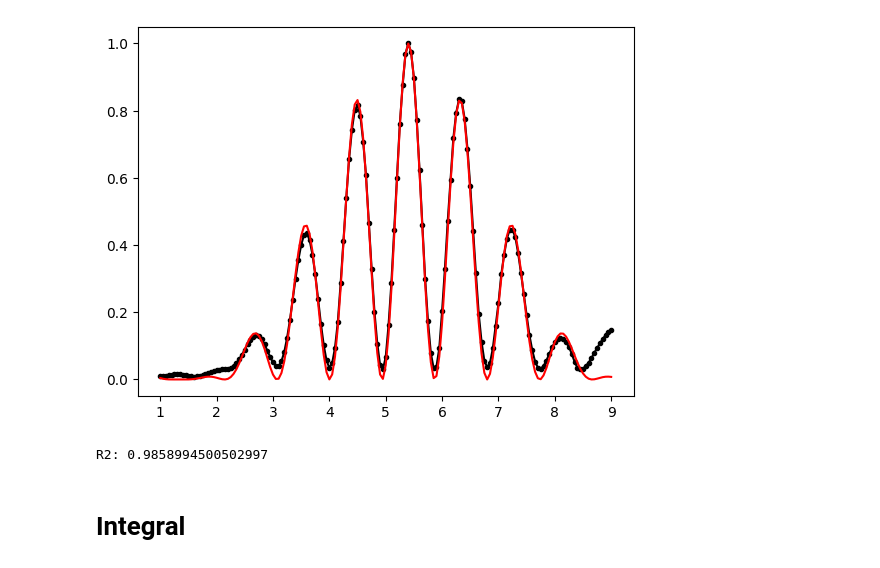
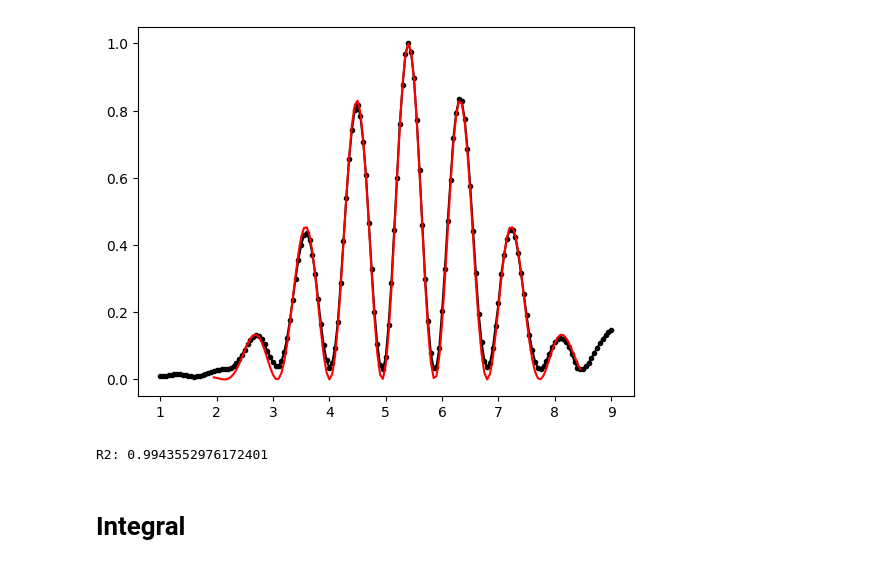
Before and after one commit to IntermidiatePhysicsExperiment/Single-Photon-Interference, a Jupyter notebook: integral_fitting.ipynb, the cells around one changed output. Cells and saved outputs as stored; diff of their text form; code cells hidden in the pictures.

```diff
--- a/integral_fitting.ipynb
+++ b/integral_fitting.ipynb
@@ -40,3 +40,7 @@ GAP_DOUBLE_SLIT = {
   15: 406e-6,
   15: 457e-6,
 }
+
+pos, volt = get_data(14)
+pos_arg = (1.95 <= pos) & (pos <= 8.45)
+pos_range = (1.95e-3, 8.449999e-3, 131)
@@ -48,7 +68,7 @@ h = th.tensor(GAP_DOUBLE_SLIT[14], dtype=th.float64, device=device, requires_gra
 b = th.tensor(85e-6, dtype=th.float64, device=device, requires_grad=True)
 L = th.tensor(0.489, dtype=th.float64, device=device, requires_grad=True)
 transform = th.tensor(5e-3, dtype=th.float64, device=device, requires_grad=True)
-x = th.linspace(1e-3, 8.9999e-3, 161)
+x = th.linspace(*pos_range)
 theta = ((x-transform) / L)
 beta = 1/2 * k * b * th.sin(theta)
 gamma = 1/2 * k * h * th.sin(theta)
@@ -57,7 +77,7 @@ I = I0 * th.square(th.sin(beta) / beta) * th.square(th.cos(gamma))
 # %%
 optimizer = th.optim.Adam([transform, k, L, h, b], lr=1e-7)
 pos, volt = get_data(14)
-volt_tensor = th.tensor(volt, dtype=th.float64, device=device)
+volt_tensor = th.tensor(volt[pos_arg], dtype=th.float64, device=device)
 for i in range(10000):
   optimizer.zero_grad()
   theta = ((x-transform) / L)
@@ -72,7 +92,7 @@ for i in range(10000):
     print(f"loss: {float(loss)}")
     print(f"transform: {float(transform)}")
     print(f"lambda: {2 * th.pi / float(k) * 1e9} nm")
-    plt.plot(pos, volt_tensor, color='black', marker='o', mfc='black', mec='black', ms=3)
+    plt.plot(pos, volt, color='black', marker='o', mfc='black', mec='black', ms=3)
     plt.plot(x * 1e3, I.detach().numpy(), color='red')
     plt.show()
 
@@ -85,5 +105,5 @@ lambda: 650.0000000004422 nm
-[figure, old version]
+[figure, new version]
-R2: 0.9858994500502997
+R2: 0.9943552976172401
 # %% [markdown]
 # Integral
 # %%
```
Also changed, not shown: parts of 8 cells of this notebook.
